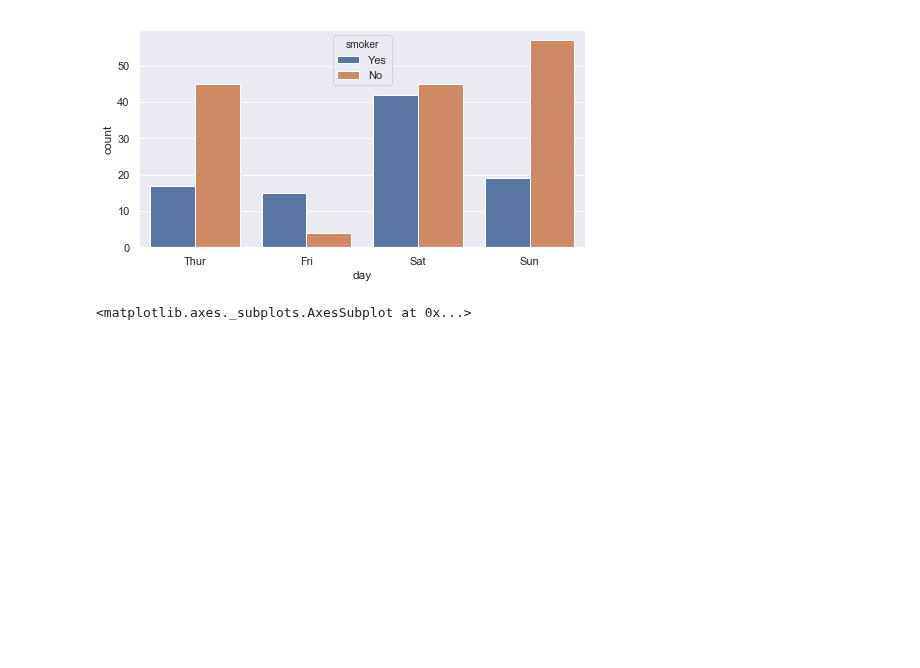
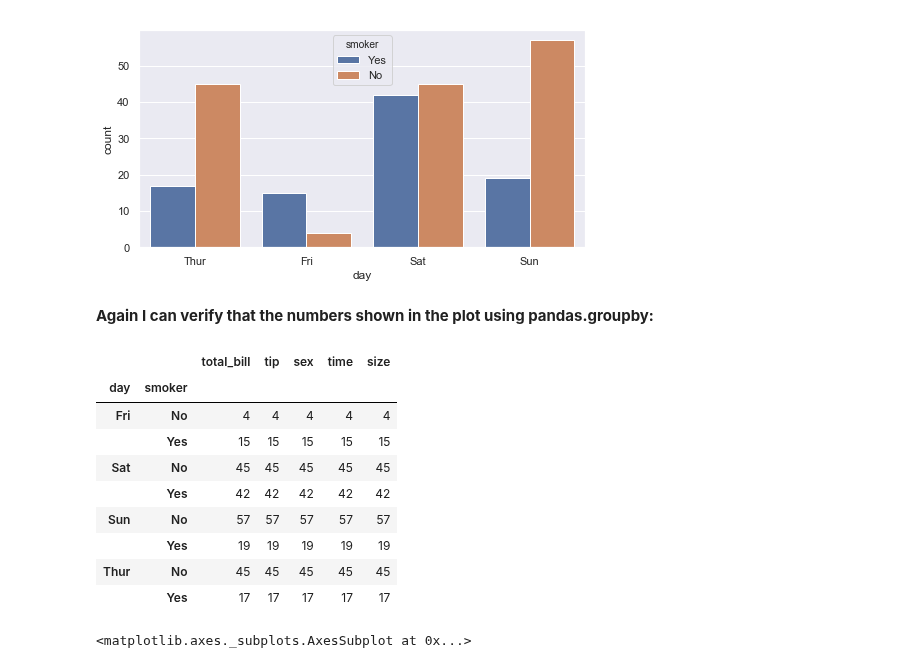
Before and after one commit to johndunne2019/Fundamentals-of-Data-Analysis-Project-2019, a Jupyter notebook: Tips-Dataset.ipynb, the cells around one changed output. Cells and saved outputs as stored; diff of their text form; code cells hidden in the pictures; blank space fills up the shorter version.

Commit message:
Seaborn.countplot updated

```diff
--- a/Tips-Dataset.ipynb
+++ b/Tips-Dataset.ipynb
@@ -728,6 +728,21 @@ sns.countplot(x="day", hue= "smoker", data=tips)
 # %% [output]
 <matplotlib.axes._subplots.AxesSubplot at 0x...>
 [figure]
+# %% [markdown]
+**Again I can verify that the numbers shown in the plot using pandas.groupby:**
+# %%
+df.groupby(['day','smoker']).count().round(2)
+# %% [output]
+|  |  | total_bill | tip | sex | time | size |
+| day | smoker |  |  |  |  |  |
+| Fri | No | 4 | 4 | 4 | 4 | 4 |
+|  | Yes | 15 | 15 | 15 | 15 | 15 |
+| Sat | No | 45 | 45 | 45 | 45 | 45 |
+|  | Yes | 42 | 42 | 42 | 42 | 42 |
+| Sun | No | 57 | 57 | 57 | 57 | 57 |
+|  | Yes | 19 | 19 | 19 | 19 | 19 |
+| Thur | No | 45 | 45 | 45 | 45 | 45 |
+|  | Yes | 17 | 17 | 17 | 17 | 17 |
 # %%
 sns.countplot(x="day", hue= "sex", data=tips)
 # %% [output]
```
Also changed, not shown: parts of 3 cells of this notebook.
